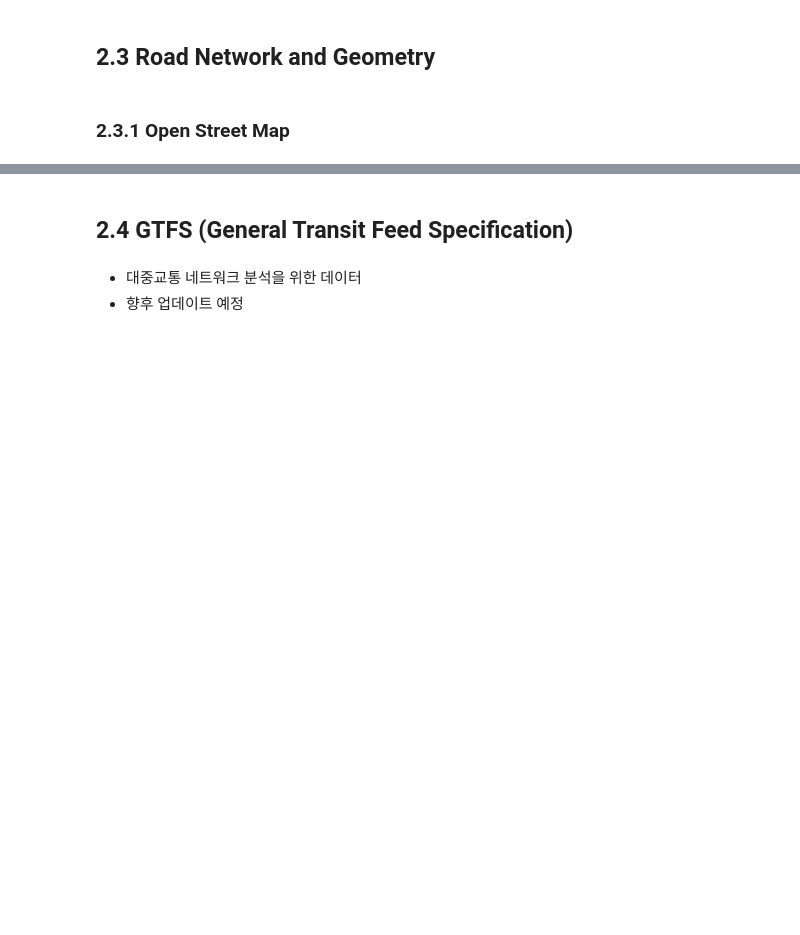
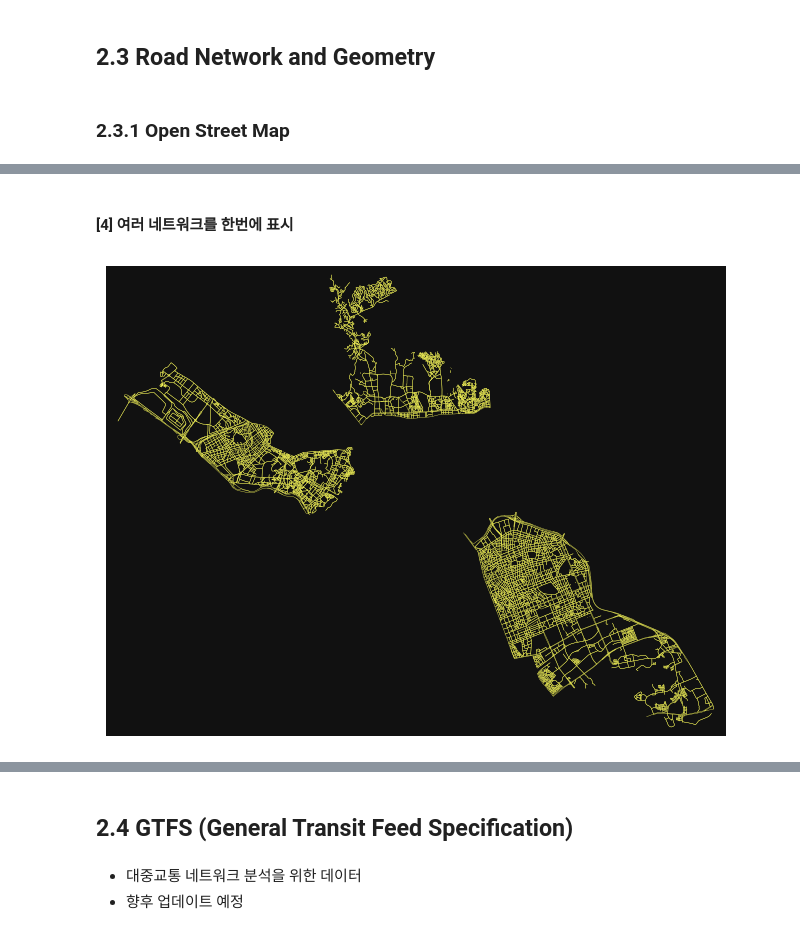
Before and after one commit to jihoyeo/mobility-simulation-book, a Jupyter notebook: _sources/ko/chapter2.ipynb, the cells around one changed output, grey strips where cells are left out. Cells and saved outputs as stored; diff of their text form; code cells hidden in the pictures; blank space fills up the shorter version.

```diff
--- a/_sources/ko/chapter2.ipynb
+++ b/_sources/ko/chapter2.ipynb
@@ -108,0 +170,23 @@ OSMnx 이용해서 그래프 분석하고, 지난번 세미나 때 했던 간소
+# %% [markdown]
+#### [4] 여러 네트워크를 한번에 표시
+# %%
+# 여러 위치에서 네트워크를 생성하기 위한 서울 지역 리스트 설정
+places = [
+    "Jongno-gu, Seoul, South Korea",
+    {"city": "Gangnam-gu", "state": "Seoul"},
+    "Mapo-gu, Seoul, South Korea",
+]
+
+# retain_all=True를 사용하여 모든 연결되지 않은 서브그래프도 유지 (연속된 네트워크가 아닌 경우에도 유지)
+# 여러 장소를 기반으로 차량 도로 네트워크(network_type="drive")를 생성
+G = ox.graph_from_place(places, network_type="drive", retain_all=True)
+
+# 생성된 네트워크 시각화
+fig, ax = ox.plot_graph(
+    G,
+    node_size=0,
+    edge_color="#FFFF5C",
+    edge_linewidth=0.25
+)
+# %% [output]
+[figure, added]
```
Also changed, not shown: parts of 36 cells of this notebook, 14 other files.
